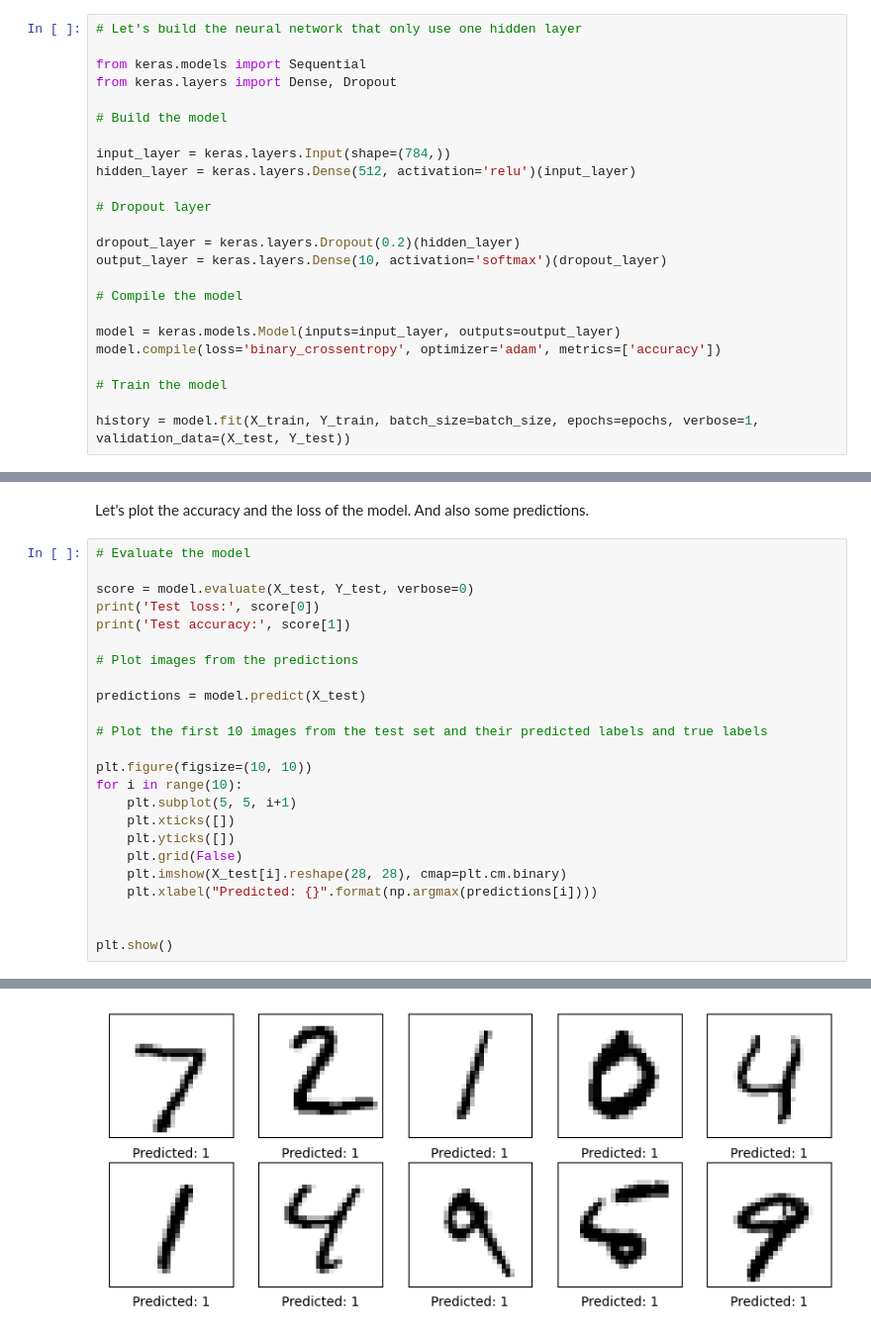
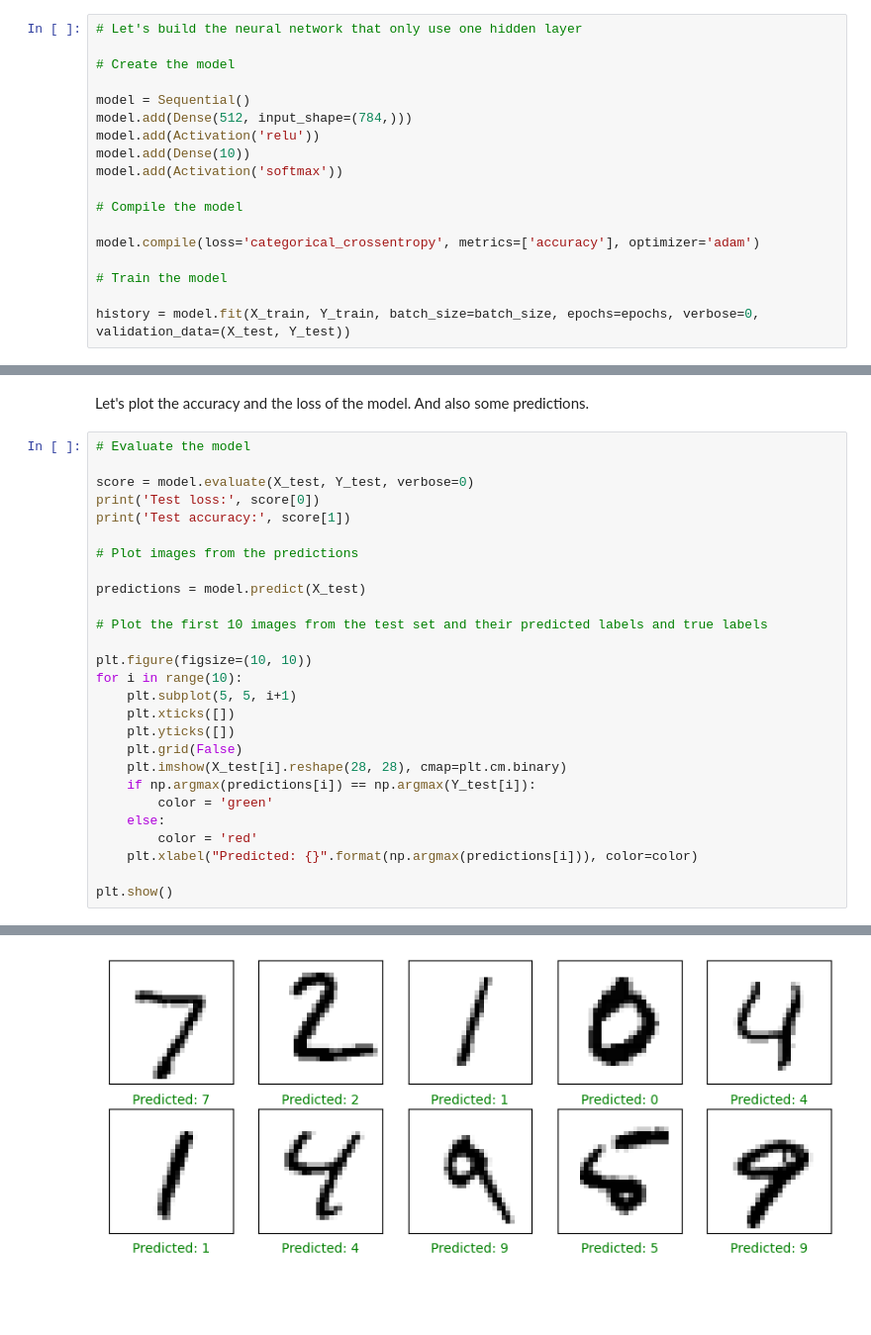
Before and after one commit to CharrierTim/Machine-Learning, a Jupyter notebook: TD1/Rapport TD1.ipynb, the cells around one changed output, grey strips where cells are left out. Shown at 99% size. Drawn from its saved outputs; the diff is of its cells as text; blank space fills up the shorter version.

```diff
--- a/TD1/Rapport TD1.ipynb
+++ b/TD1/Rapport TD1.ipynb
@@ -389,24 +432,18 @@ The code above setup the data for the MLP. We reshape the data to have a shape o
 # %%
 # Let's build the neural network that only use one hidden layer
 
-from keras.models import Sequential
-from keras.layers import Dense, Dropout
+# Create the model
 
-# Build the model
+model = Sequential()
+model.add(Dense(512, input_shape=(784,)))
+model.add(Activation('relu'))
+model.add(Dense(10))
+model.add(Activation('softmax'))
 
-input_layer = keras.layers.Input(shape=(784,))
-hidden_layer = keras.layers.Dense(512, activation='relu')(input_layer)
+# Compile the model
 
-# Dropout layer
+model.compile(loss='categorical_crossentropy', metrics=['accuracy'], optimizer='adam')
 
-dropout_layer = keras.layers.Dropout(0.2)(hidden_layer)
-output_layer = keras.layers.Dense(10, activation='softmax')(dropout_layer)
+# Train the model
 
-# Compile the model
-
-model = keras.models.Model(inputs=input_layer, outputs=output_layer)
-model.compile(loss='binary_crossentropy', optimizer='adam', metrics=['accuracy'])
-
-# Train the model
-
-history = model.fit(X_train, Y_train, batch_size=batch_size, epochs=epochs, verbose=1, validation_data=(X_test, Y_test))
+history = model.fit(X_train, Y_train, batch_size=batch_size, epochs=epochs, verbose=0, validation_data=(X_test, Y_test))
@@ -453,8 +469,11 @@ for i in range(10):
     plt.yticks([])
     plt.grid(False)
     plt.imshow(X_test[i].reshape(28, 28), cmap=plt.cm.binary)
-    plt.xlabel("Predicted: {}".format(np.argmax(predictions[i])))
-
+    if np.argmax(predictions[i]) == np.argmax(Y_test[i]):
+        color = 'green'
+    else:
+        color = 'red'
+    plt.xlabel("Predicted: {}".format(np.argmax(predictions[i])), color=color)
 
 plt.show()
 # %% [output]
@@ -463,2 +482,2 @@ Test accuracy: 0.11349999904632568
 313/313 [==============================] - 0s 1ms/step
-[figure, old version]
+[figure, new version]
```
Also changed, not shown: parts of 14 cells of this notebook, 3 other files.
